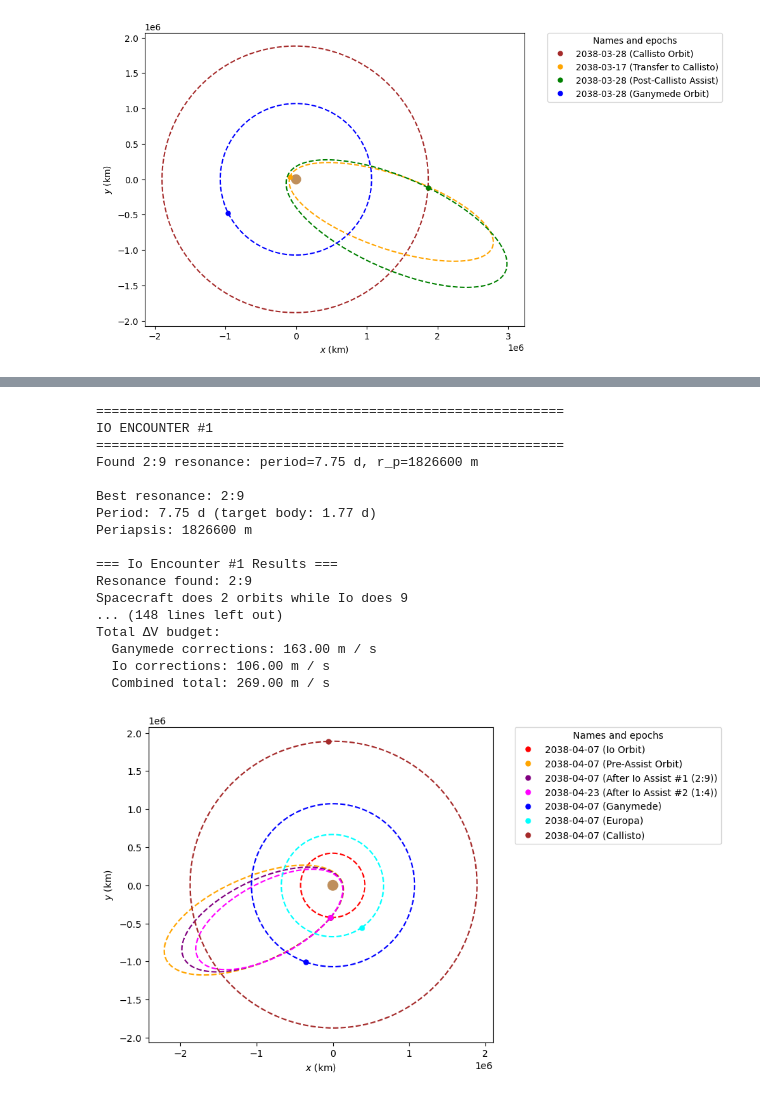
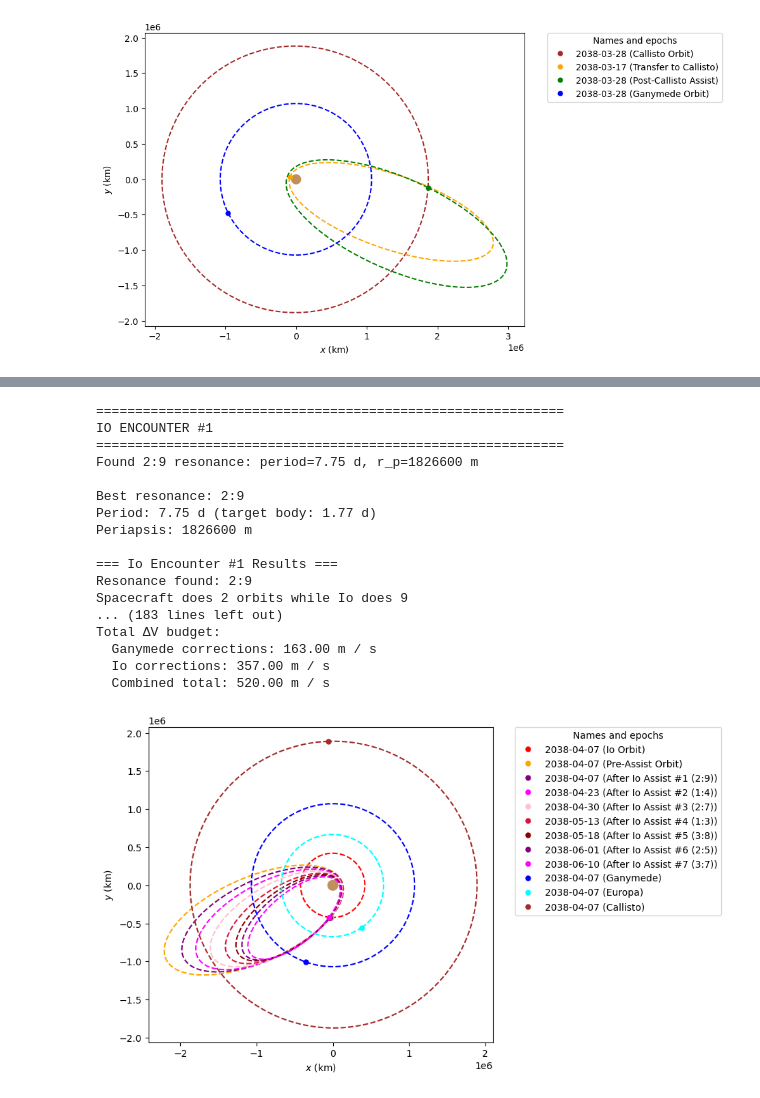
Before and after one commit to jackSN8/Starship_outer_planets_missions, a Jupyter notebook: jovian_moon_grand_tour.ipynb, the cells around one changed output, grey strips where cells are left out. Drawn from its saved outputs; the diff is of its cells as text; code cells hidden in the pictures.

```diff
--- a/jovian_moon_grand_tour.ipynb
+++ b/jovian_moon_grand_tour.ipynb
@@ -335,7 +326,7 @@ for assist_num in range(1, num_assists + 1):
     ganymede_orb_current = placeholder_ganymede_orbit.propagate(current_date)
 
     # Search for resonant orbit
-    test_orbit, test_resonance, test_rp = search_for_resonant_slingshot(
+    test_orbit, test_resonance, test_rp = search_for_resonant_orbit(
         ganymede_orb_current,
         Ganymede,
         current_orbit.rv()[1],
@@ -769,7 +754,7 @@ if 'spacecraft_at_io' in locals() and 'io_orb_encounter' in locals():
     # Configuration for Io resonant assists
     r_p_min_io = 5 * u.km
     r_p_max_io = 2000 * u.km
-    num_io_assists = 2  # Number of Io gravity assists to perform
+    num_io_assists = 10  # Number of Io gravity assists to perform
 
     # Storage for Io results
     io_orbits_list = []
@@ -927,34 +912,34 @@ if 'spacecraft_at_io' in locals() and 'io_orb_encounter' in locals():
         print(f"  Callisto encounter: {callisto_date.iso}")
         print(f"  First Io encounter: {io_date.iso}")
         print(f"  Last Io encounter: {io_encounter_dates[-2].iso}")
         print(f"  Next Io encounter: {io_encounter_dates[-1].iso}")
         print(f"\nTotal mission duration: {(io_encounter_dates[-2] - first_assist_date).to(u.day):.1f}")
 
         ganymede_total_dv = sum(dv_list)
         print(f"\nTotal ΔV budget:")
         print(f"  Ganymede corrections: {ganymede_total_dv.to(u.m/u.s):.2f}")
         print(f"  Io corrections: {io_total_dv.to(u.m/u.s):.2f}")
         print(f"  Combined total: {(ganymede_total_dv + io_total_dv).to(u.m/u.s):.2f}")
     else:
         print("No Io resonant orbits found - try adjusting periapsis bounds or tolerance")
 else:
     print("Need to run Io transfer first")
 # %% [output]
 ============================================================
 IO ENCOUNTER #1
 ============================================================
 Found 2:9 resonance: period=7.75 d, r_p=1826600 m
 
 Best resonance: 2:9
 Period: 7.75 d (target body: 1.77 d)
 Periapsis: 1826600 m
 
 === Io Encounter #1 Results ===
 Resonance found: 2:9
 Spacecraft does 2 orbits while Io does 9
-... (148 lines left out)
+... (183 lines left out)
 Total ΔV budget:
   Ganymede corrections: 163.00 m / s
-  Io corrections: 106.00 m / s
-  Combined total: 269.00 m / s
+  Io corrections: 357.00 m / s
+  Combined total: 520.00 m / s
-[figure, old version]
+[figure, new version]
```
Also changed, not shown: parts of 15 cells of this notebook, 1 other file.
